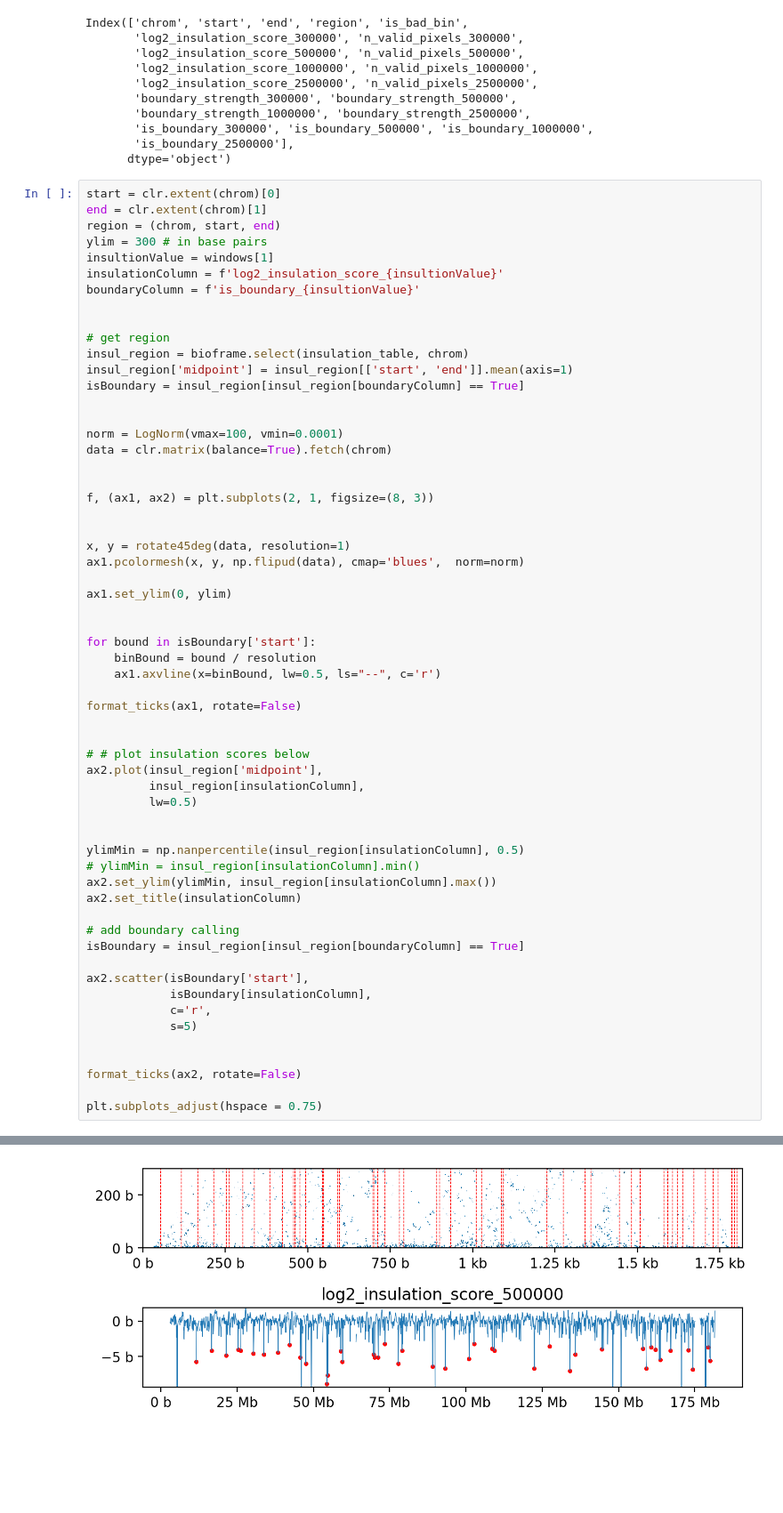
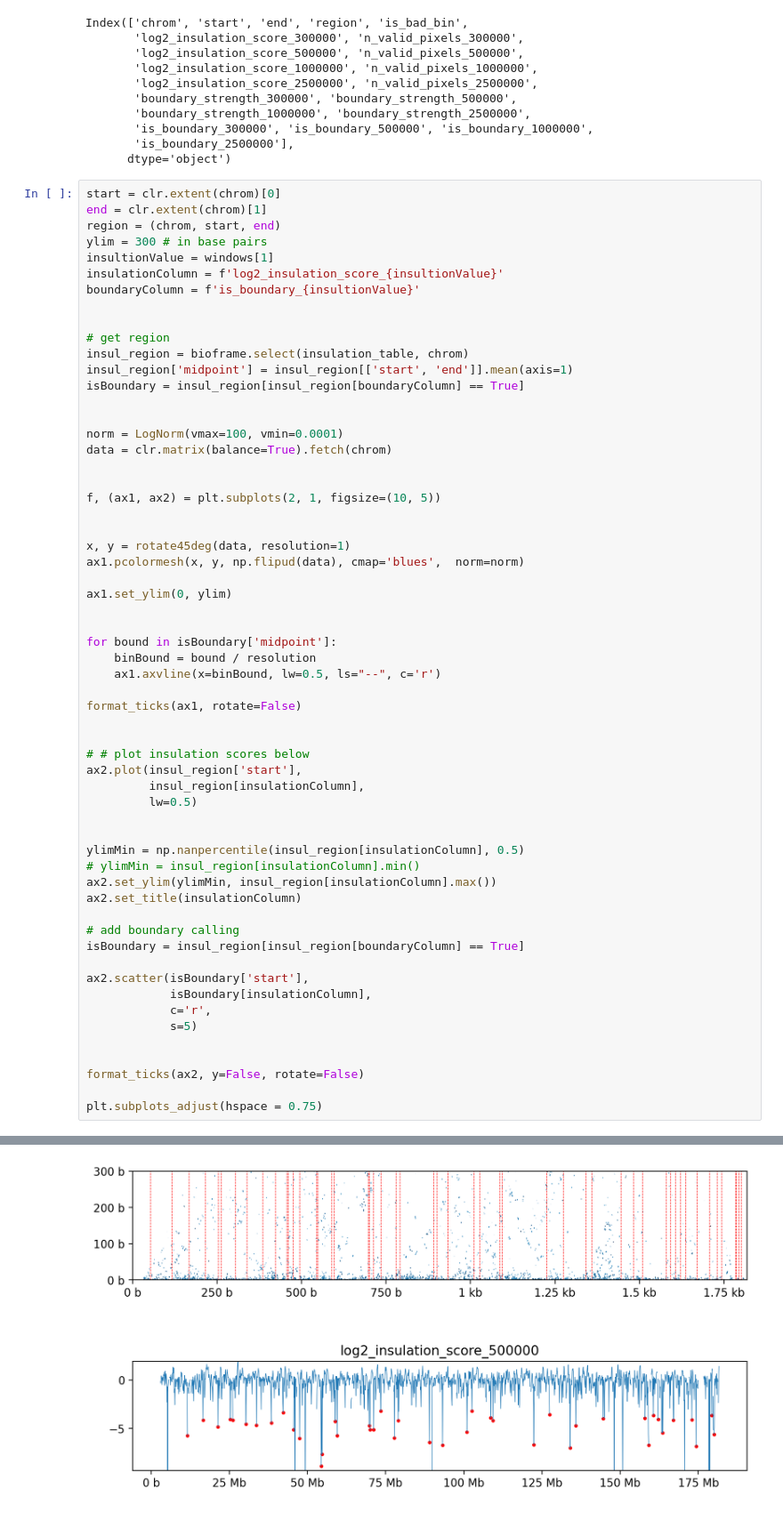
Before and after one commit to CooperStansbury/scPoreC-analysis, a Jupyter notebook: notebooks/mcool_analysis.ipynb, the cells around one changed output, grey strips where cells are left out. Shown at 89% size. Cells and saved outputs as stored; diff of their text form; blank space fills up the shorter version.

Commit message:
start cell comparisons

```diff
--- a/notebooks/mcool_analysis.ipynb
+++ b/notebooks/mcool_analysis.ipynb
@@ -375,7 +375,7 @@ norm = LogNorm(vmax=100, vmin=0.0001)
 data = clr.matrix(balance=True).fetch(chrom)
 
 
-f, (ax1, ax2) = plt.subplots(2, 1, figsize=(8, 3))
+f, (ax1, ax2) = plt.subplots(2, 1, figsize=(10, 5))
 
 
 x, y = rotate45deg(data, resolution=1)
@@ -384,40 +384,40 @@ ax1.pcolormesh(x, y, np.flipud(data), cmap='blues',  norm=norm)
 ax1.set_ylim(0, ylim)
 
 
-for bound in isBoundary['start']:
+for bound in isBoundary['midpoint']:
     binBound = bound / resolution
     ax1.axvline(x=binBound, lw=0.5, ls="--", c='r')
 
 format_ticks(ax1, rotate=False)
 
 
 # # plot insulation scores below
-ax2.plot(insul_region['midpoint'],
+ax2.plot(insul_region['start'],
          insul_region[insulationColumn],
          lw=0.5)
 
 
 ylimMin = np.nanpercentile(insul_region[insulationColumn], 0.5)
 # ylimMin = insul_region[insulationColumn].min()
 ax2.set_ylim(ylimMin, insul_region[insulationColumn].max())
 ax2.set_title(insulationColumn)
 
 # add boundary calling
 isBoundary = insul_region[insul_region[boundaryColumn] == True]
 
 ax2.scatter(isBoundary['start'],
             isBoundary[insulationColumn],
             c='r',
             s=5)
 
 
-format_ticks(ax2, rotate=False)
+format_ticks(ax2, y=False, rotate=False)
 
 plt.subplots_adjust(hspace = 0.75)
 # %% [output]
 A value is trying to be set on a copy of a slice from a DataFrame.
 Try using .loc[row_indexer,col_indexer] = value instead
 
 See the caveats in the documentation: https://pandas.pydata.org/pandas-docs/stable/user_guide/indexing.html#returning-a-view-versus-a-copy
   insul_region['midpoint'] = insul_region[['start', 'end']].mean(axis=1)
-[figure, old version]
+[figure, new version]
```
Also changed, not shown: parts of 8 cells of this notebook, 4 other files.
